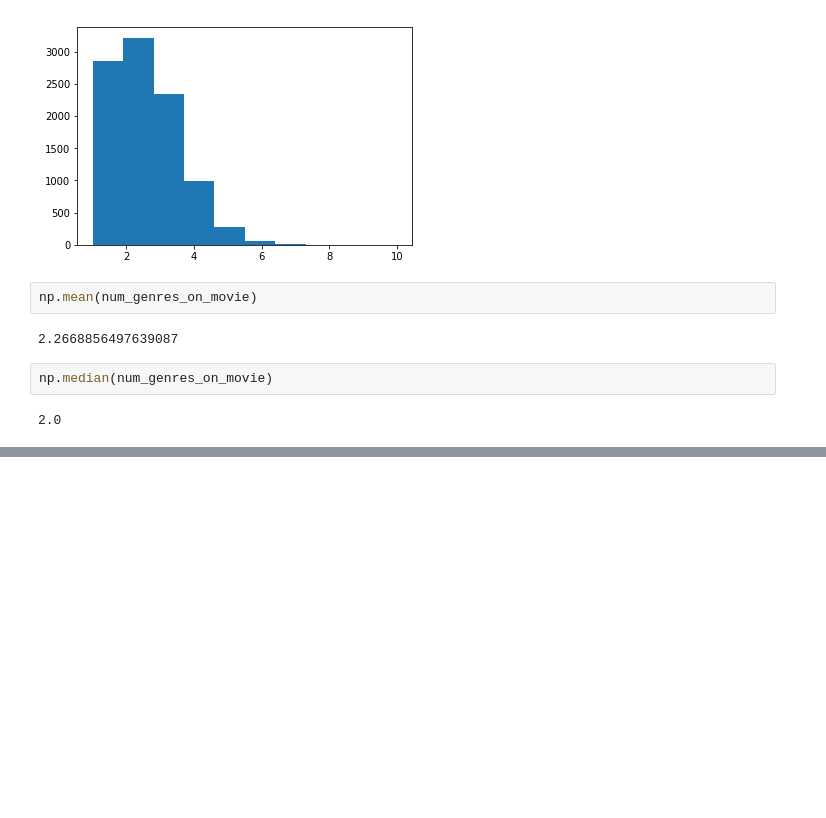
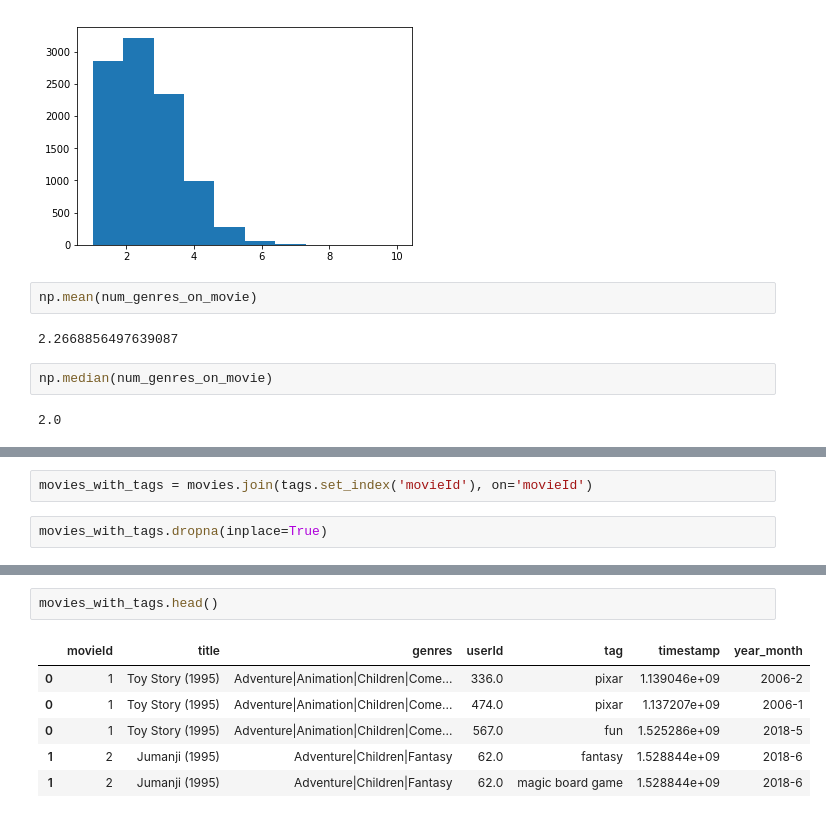
Before and after one commit to viktoriasin/n_homework, a Jupyter notebook: recsis_block/lecture-2/lecture-2-part-1.ipynb, the cells around one changed output, grey strips where cells are left out. Saved outputs shown, nothing was run; the diff lists cells and outputs as text; blank space fills up the shorter version.

```diff
--- a/recsis_block/lecture-2/lecture-2-part-1.ipynb
+++ b/recsis_block/lecture-2/lecture-2-part-1.ipynb
@@ -85,0 +175,4 @@ np.median(num_genres_on_movie)
+# %%
+movies_with_tags = movies.join(tags.set_index('movieId'), on='movieId')
+# %%
+movies_with_tags.dropna(inplace=True)
@@ -85,0 +188,9 @@ np.median(num_genres_on_movie)
+# %%
+movies_with_tags.head()
+# %% [output]
+|  | movieId | title | genres | userId | tag | timestamp | year_month |
+| 0 | 1 | Toy Story (1995) | Adventure|Animation|Children|Come... | 336.0 | pixar | 1.139046e+09 | 2006-2 |
+| 0 | 1 | Toy Story (1995) | Adventure|Animation|Children|Come... | 474.0 | pixar | 1.137207e+09 | 2006-1 |
+| 0 | 1 | Toy Story (1995) | Adventure|Animation|Children|Come... | 567.0 | fun | 1.525286e+09 | 2018-5 |
+| 1 | 2 | Jumanji (1995) | Adventure|Children|Fantasy | 62.0 | fantasy | 1.528844e+09 | 2018-6 |
+| 1 | 2 | Jumanji (1995) | Adventure|Children|Fantasy | 62.0 | magic board game | 1.528844e+09 | 2018-6 |
```
Also changed, not shown: parts of 40 cells of this notebook, 5 other files.
